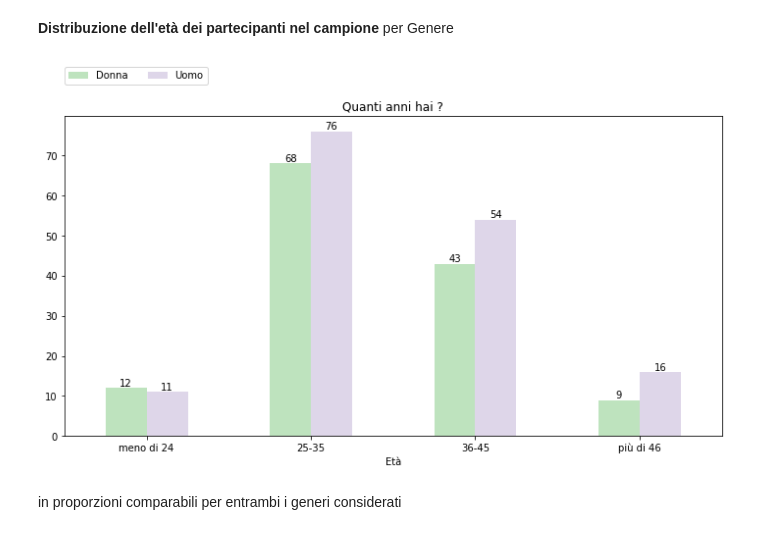
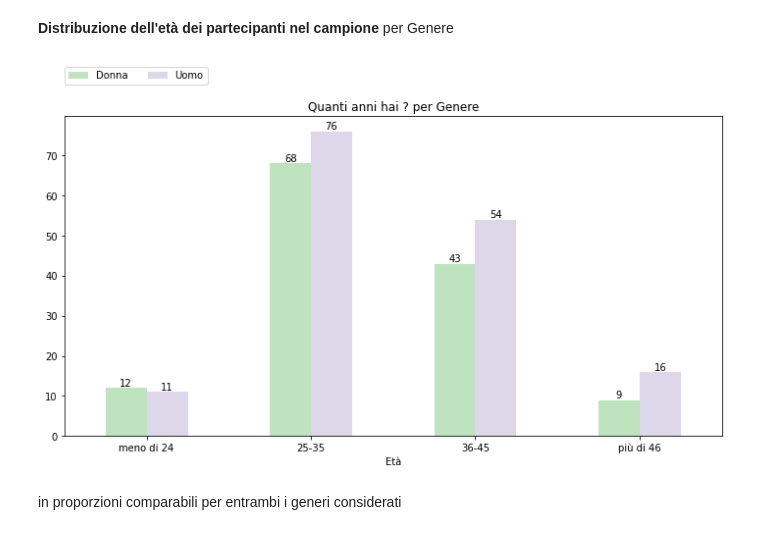
Before and after one commit to leriomaggio/dina-tech-hub-survey, a Jupyter notebook: survey_analysis_pres.ipynb, the cells around one changed output. Saved outputs shown, nothing was run; the diff lists cells and outputs as text; code cells hidden in the pictures.

```diff
--- a/survey_analysis_pres.ipynb
+++ b/survey_analysis_pres.ipynb
@@ -93,10 +100,11 @@ maggiormente rappresentato da persone tra i 25 e i 45 anni
 # %% [markdown]
 **Distribuzione dell'età dei partecipanti nel campione** per Genere
 # %%
-bar_plot(df=answers, columns=["Gender", "Age"], title=AGE_RANGE_QUESTION,
+bar_plot(df=answers, columns=["Gender", "Age"], title=f"{AGE_RANGE_QUESTION} per Genere",
+         filename="part1_03_campione_fascia_eta_per_genere.pdf",
          width=0.5, unstack_ord=(0, ), colors=gender_cmap.colors, axis_label="Età")
 # %% [output]
-[figure, old version]
+[figure, new version]
 # %% [markdown]
 in proporzioni comparabili per entrambi i generi considerati
 # %% [markdown]
```
Also changed, not shown: parts of 50 cells of this notebook.
